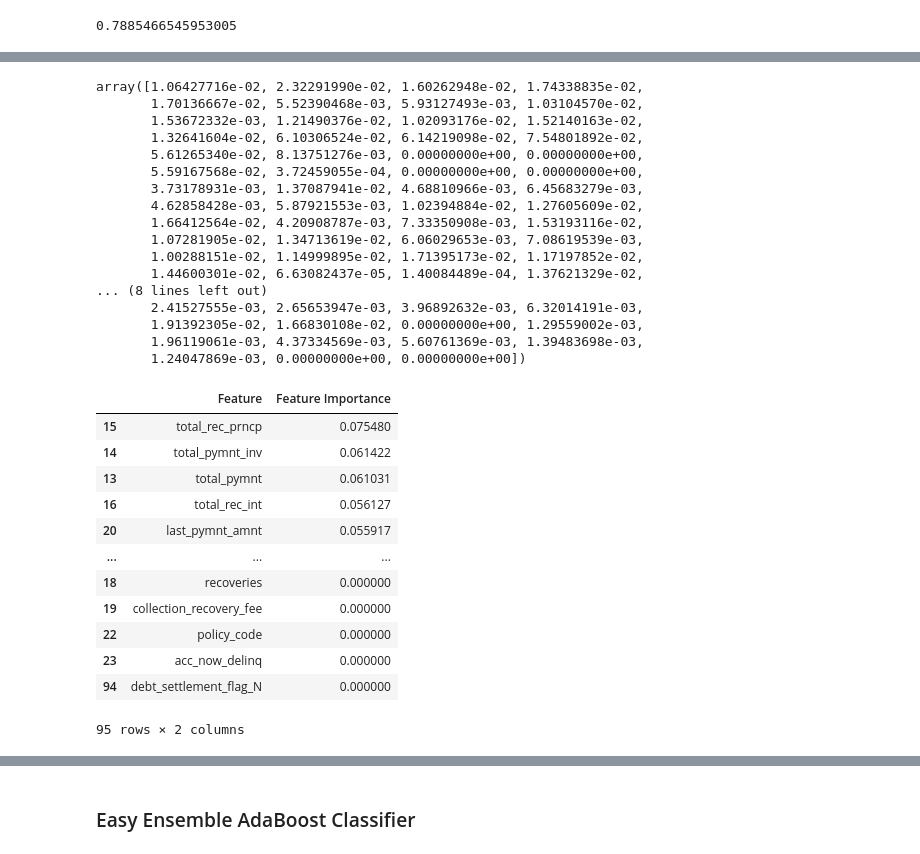
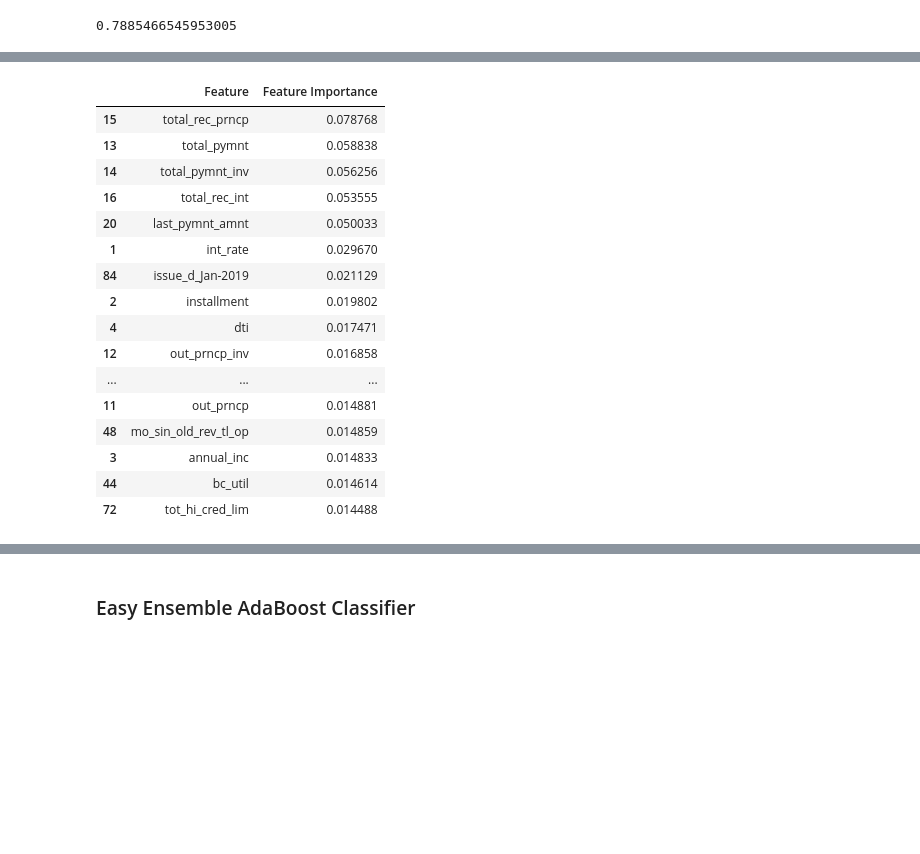
Before and after one commit to rmckinno/Credit_Risk_Analysis, a Jupyter notebook: credit_risk_ensemble.ipynb, the cells around one changed output, grey strips where cells are left out. Saved outputs shown, nothing was run; the diff lists cells and outputs as text; code cells hidden in the pictures; blank space fills up the shorter version.

```diff
--- a/credit_risk_ensemble.ipynb
+++ b/credit_risk_ensemble.ipynb
@@ -181,39 +170,24 @@ avg / total       0.99      0.93      0.68      0.96      0.80      0.65     172
-# %%
-feature_importances = brf_model.feature_importances_
-feature_importances
-# %% [output]
-array([1.06427716e-02, 2.32291990e-02, 1.60262948e-02, 1.74338835e-02,
-       1.70136667e-02, 5.52390468e-03, 5.93127493e-03, 1.03104570e-02,
-       1.53672332e-03, 1.21490376e-02, 1.02093176e-02, 1.52140163e-02,
-       1.32641604e-02, 6.10306524e-02, 6.14219098e-02, 7.54801892e-02,
-       5.61265340e-02, 8.13751276e-03, 0.00000000e+00, 0.00000000e+00,
-       5.59167568e-02, 3.72459055e-04, 0.00000000e+00, 0.00000000e+00,
-       3.73178931e-03, 1.37087941e-02, 4.68810966e-03, 6.45683279e-03,
-       4.62858428e-03, 5.87921553e-03, 1.02394884e-02, 1.27605609e-02,
-       1.66412564e-02, 4.20908787e-03, 7.33350908e-03, 1.53193116e-02,
-       1.07281905e-02, 1.34713619e-02, 6.06029653e-03, 7.08619539e-03,
-       1.00288151e-02, 1.14999895e-02, 1.71395173e-02, 1.17197852e-02,
-       1.44600301e-02, 6.63082437e-05, 1.40084489e-04, 1.37621329e-02,
-... (8 lines left out)
-       2.41527555e-03, 2.65653947e-03, 3.96892632e-03, 6.32014191e-03,
-       1.91392305e-02, 1.66830108e-02, 0.00000000e+00, 1.29559002e-03,
-       1.96119061e-03, 4.37334569e-03, 5.60761369e-03, 1.39483698e-03,
-       1.24047869e-03, 0.00000000e+00, 0.00000000e+00])
 # %%
+# List the features sorted in descending order by feature importance
+feature_importances = brf_model.feature_importances_
 features = zip(X.columns, feature_importances)
 features = pd.DataFrame(features,  columns=['Feature', 'Feature Importance']).sort_values(by='Feature Importance', ascending=False)
-features
+features.head(20)
 # %% [output]
 |  | Feature | Feature Importance |
-| 15 | total_rec_prncp | 0.075480 |
-| 14 | total_pymnt_inv | 0.061422 |
-| 13 | total_pymnt | 0.061031 |
-| 16 | total_rec_int | 0.056127 |
-| 20 | last_pymnt_amnt | 0.055917 |
+| 15 | total_rec_prncp | 0.078768 |
+| 13 | total_pymnt | 0.058838 |
+| 14 | total_pymnt_inv | 0.056256 |
+| 16 | total_rec_int | 0.053555 |
+| 20 | last_pymnt_amnt | 0.050033 |
+| 1 | int_rate | 0.029670 |
+| 84 | issue_d_Jan-2019 | 0.021129 |
+| 2 | installment | 0.019802 |
+| 4 | dti | 0.017471 |
+| 12 | out_prncp_inv | 0.016858 |
 | ... | ... | ... |
-| 18 | recoveries | 0.000000 |
-| 19 | collection_recovery_fee | 0.000000 |
-| 22 | policy_code | 0.000000 |
-| 23 | acc_now_delinq | 0.000000 |
-| 94 | debt_settlement_flag_N | 0.000000 |
+| 11 | out_prncp | 0.014881 |
+| 48 | mo_sin_old_rev_tl_op | 0.014859 |
+| 3 | annual_inc | 0.014833 |
+| 44 | bc_util | 0.014614 |
+| 72 | tot_hi_cred_lim | 0.014488 |
-95 rows × 2 columns
```
Also changed, not shown: parts of 13 cells of this notebook.
